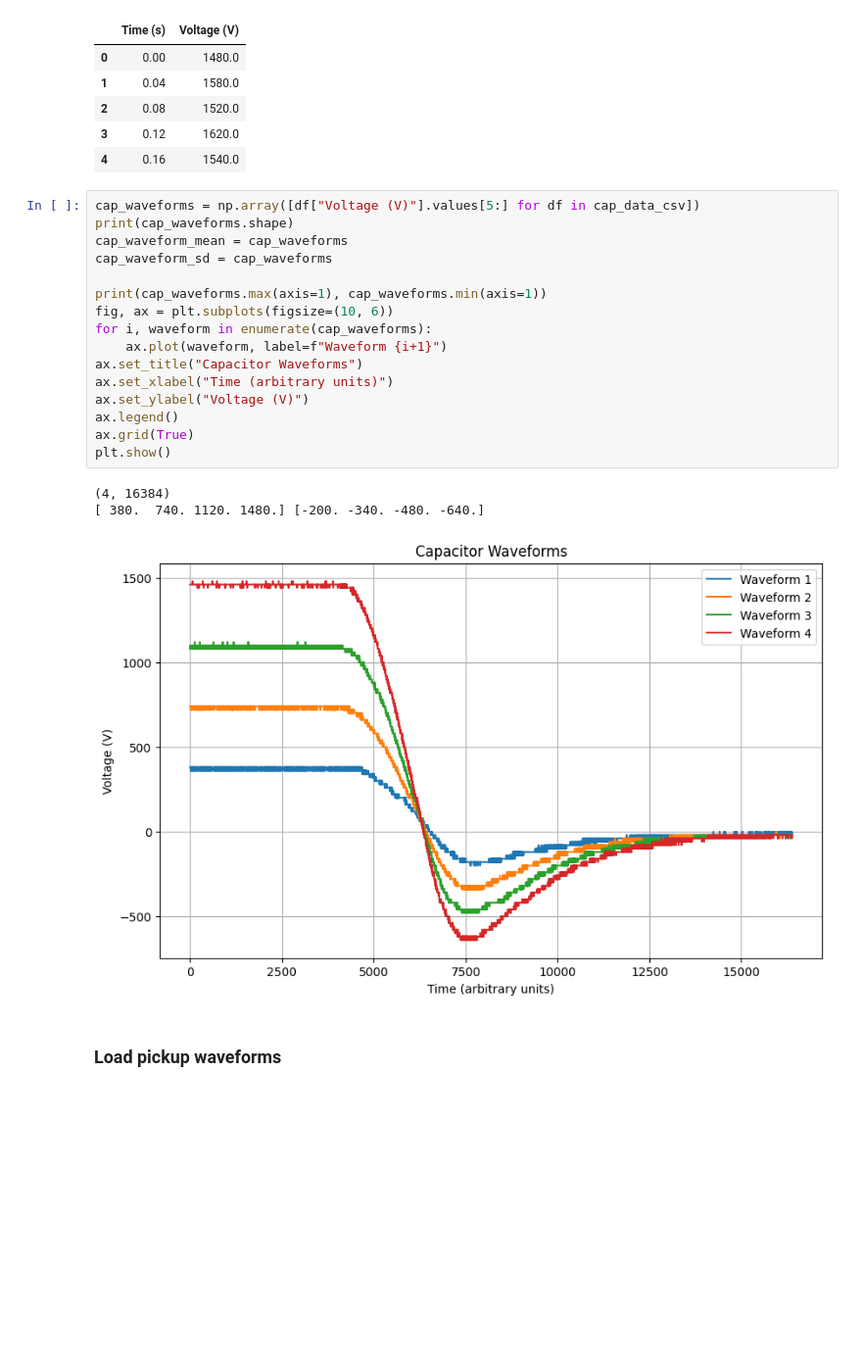
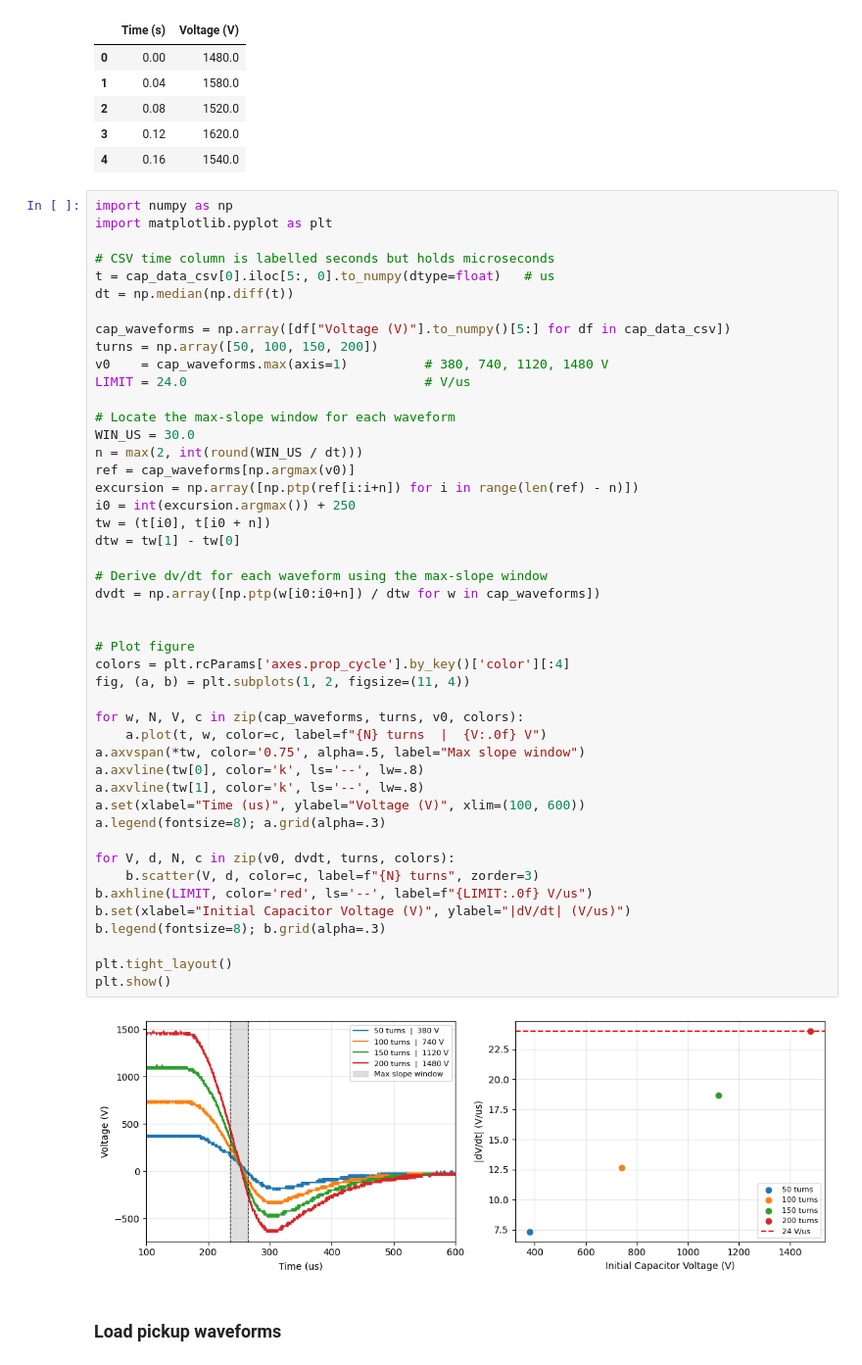
Before and after one commit to mLapatrie/TMS, a Jupyter notebook: data_processing/derive_didt.ipynb, the cells around one changed output. Shown at 98% size. Drawn from its saved outputs; the diff is of its cells as text; blank space fills up the shorter version.

Commit message:
Added capacitor waveform figure

```diff
--- a/data_processing/derive_didt.ipynb
+++ b/data_processing/derive_didt.ipynb
@@ -46,25 +42,53 @@ cap_data_csv[0].head()
 | 3 | 0.12 | 1620.0 |
 | 4 | 0.16 | 1540.0 |
 # %%
-cap_waveforms = np.array([df["Voltage (V)"].values[5:] for df in cap_data_csv])
-print(cap_waveforms.shape)
-cap_waveform_mean = cap_waveforms
-cap_waveform_sd = cap_waveforms
+import numpy as np
+import matplotlib.pyplot as plt
 
-print(cap_waveforms.max(axis=1), cap_waveforms.min(axis=1))
-fig, ax = plt.subplots(figsize=(10, 6))
-for i, waveform in enumerate(cap_waveforms):
-    ax.plot(waveform, label=f"Waveform {i+1}")
-ax.set_title("Capacitor Waveforms")
-ax.set_xlabel("Time (arbitrary units)")
-ax.set_ylabel("Voltage (V)")
-ax.legend()
-ax.grid(True)
+# CSV time column is labelled seconds but holds microseconds
+t = cap_data_csv[0].iloc[5:, 0].to_numpy(dtype=float)   # us
+dt = np.median(np.diff(t))
+
+cap_waveforms = np.array([df["Voltage (V)"].to_numpy()[5:] for df in cap_data_csv])
+turns = np.array([50, 100, 150, 200])
+v0    = cap_waveforms.max(axis=1)          # 380, 740, 1120, 1480 V
+LIMIT = 24.0                               # V/us
+
+# Locate the max-slope window for each waveform
+WIN_US = 30.0
+n = max(2, int(round(WIN_US / dt)))
+ref = cap_waveforms[np.argmax(v0)]
+excursion = np.array([np.ptp(ref[i:i+n]) for i in range(len(ref) - n)])
+i0 = int(excursion.argmax()) + 250
+tw = (t[i0], t[i0 + n])
+dtw = tw[1] - tw[0]
+
+# Derive dv/dt for each waveform using the max-slope window
+dvdt = np.array([np.ptp(w[i0:i0+n]) / dtw for w in cap_waveforms])
+
+
+# Plot figure
+colors = plt.rcParams['axes.prop_cycle'].by_key()['color'][:4]
+fig, (a, b) = plt.subplots(1, 2, figsize=(11, 4))
+
+for w, N, V, c in zip(cap_waveforms, turns, v0, colors):
+    a.plot(t, w, color=c, label=f"{N} turns  |  {V:.0f} V")
+a.axvspan(*tw, color='0.75', alpha=.5, label="Max slope window")
+a.axvline(tw[0], color='k', ls='--', lw=.8)
+a.axvline(tw[1], color='k', ls='--', lw=.8)
+a.set(xlabel="Time (us)", ylabel="Voltage (V)", xlim=(100, 600))
+a.legend(fontsize=8); a.grid(alpha=.3)
+
+for V, d, N, c in zip(v0, dvdt, turns, colors):
+    b.scatter(V, d, color=c, label=f"{N} turns", zorder=3)
+b.axhline(LIMIT, color='red', ls='--', label=f"{LIMIT:.0f} V/us")
+b.set(xlabel="Initial Capacitor Voltage (V)", ylabel="|dV/dt| (V/us)")
+b.legend(fontsize=8); b.grid(alpha=.3)
+
+plt.tight_layout()
 plt.show()
 # %% [output]
-(4, 16384)
-[ 380.  740. 1120. 1480.] [-200. -340. -480. -640.]
-[figure, old version]
+[figure, new version]
 # %% [markdown]
 ### Load pickup waveforms
 # %%
```
Also changed, not shown: parts of 1 cell of this notebook.
